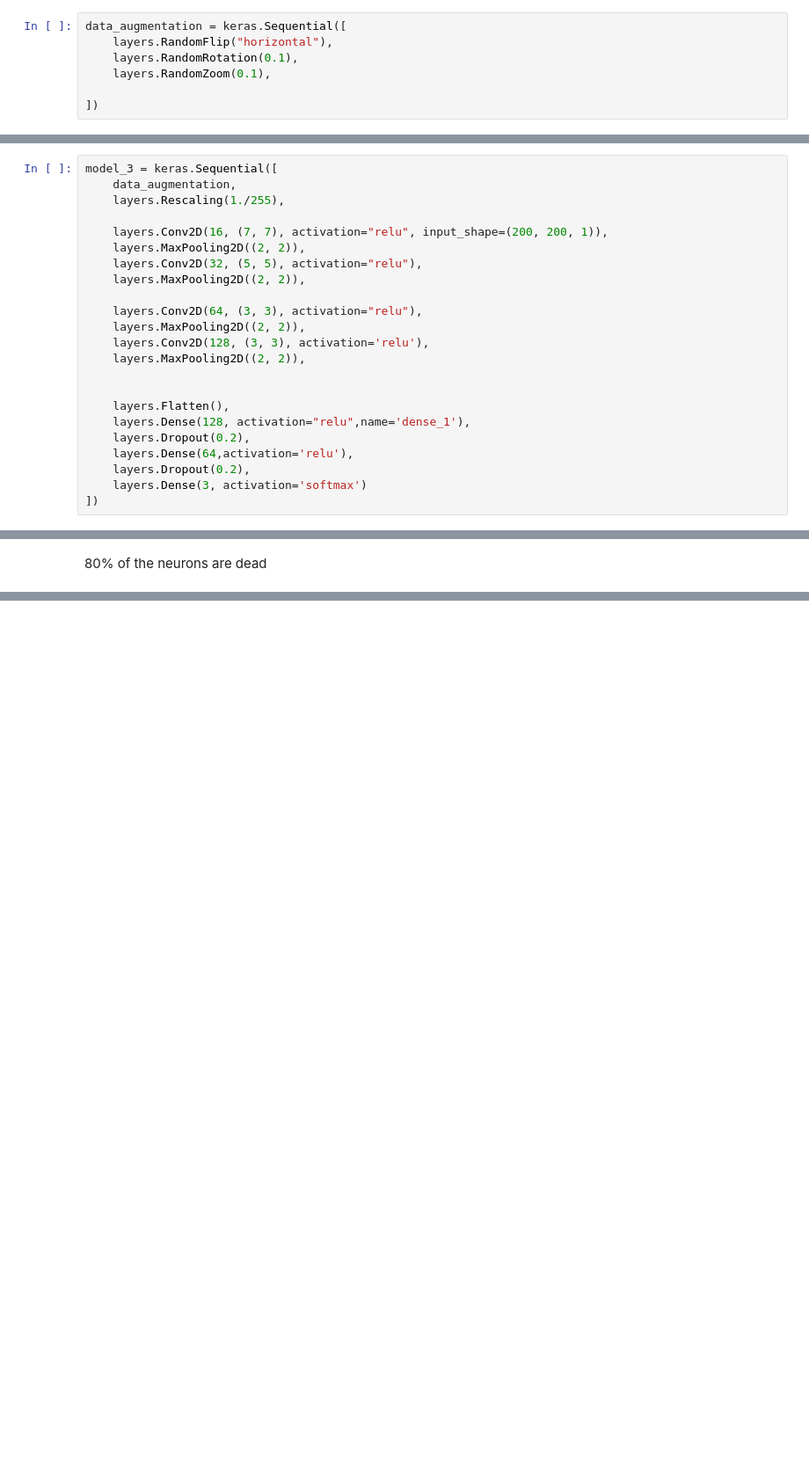
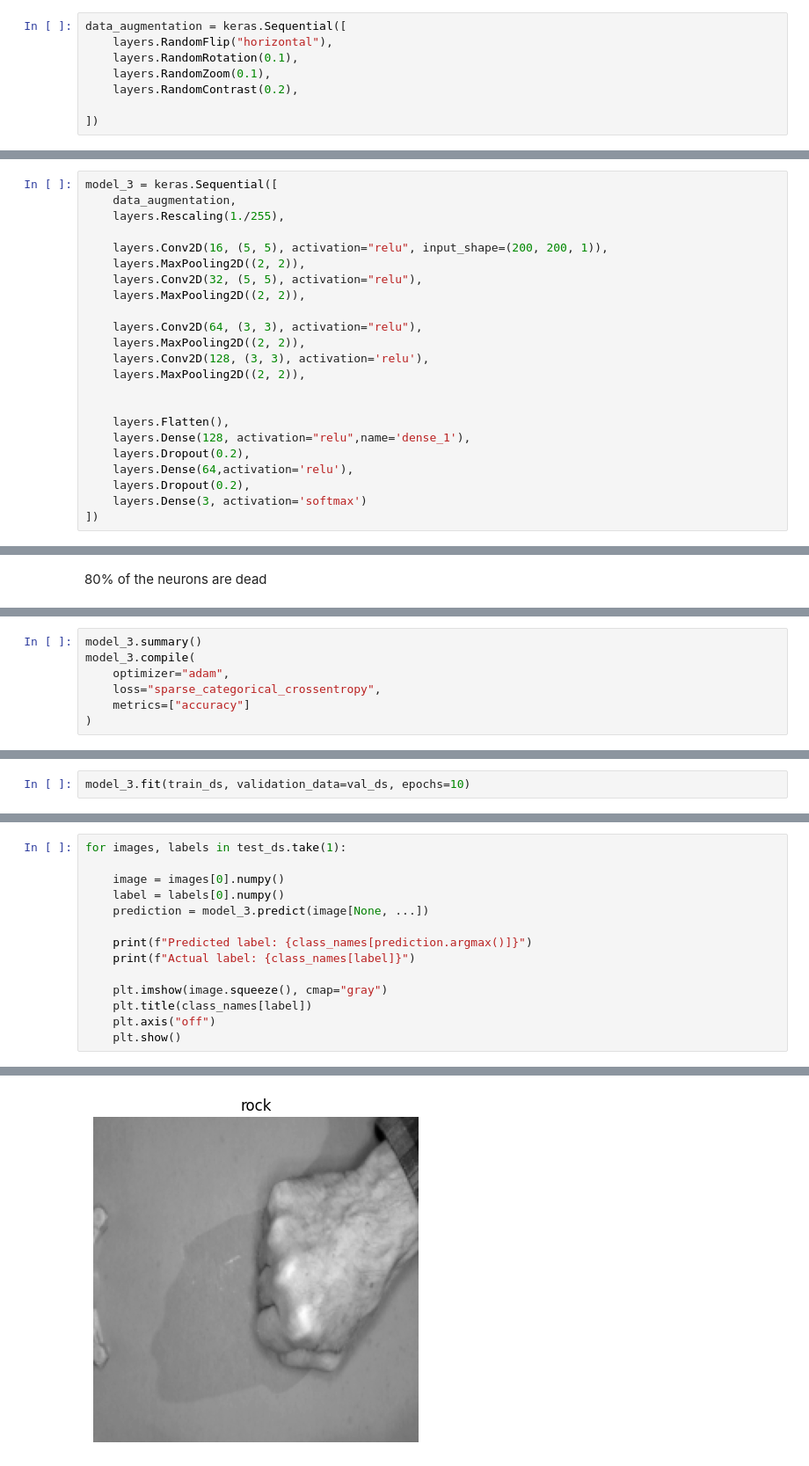
Before and after one commit to WildSheepChaser/StatML, a Jupyter notebook: main.ipynb, the cells around one changed output, grey strips where cells are left out. Shown at 88% size. Saved outputs shown, nothing was run; the diff lists cells and outputs as text; blank space fills up the shorter version.

```diff
--- a/main.ipynb
+++ b/main.ipynb
@@ -64,6 +64,7 @@ data_augmentation = keras.Sequential([
     layers.RandomFlip("horizontal"),
     layers.RandomRotation(0.1),
     layers.RandomZoom(0.1),
+    layers.RandomContrast(0.2),
 
 ])
 # %%
@@ -232,7 +232,7 @@ model_3 = keras.Sequential([
     data_augmentation,
     layers.Rescaling(1./255),
 
-    layers.Conv2D(16, (7, 7), activation="relu", input_shape=(200, 200, 1)),
+    layers.Conv2D(16, (5, 5), activation="relu", input_shape=(200, 200, 1)),
     layers.MaxPooling2D((2, 2)),
     layers.Conv2D(32, (5, 5), activation="relu"),
     layers.MaxPooling2D((2, 2)),
@@ -373,0 +375,7 @@ Fraction of zero activations: 0.8046875
+# %%
+model_3.summary()
+model_3.compile(
+    optimizer="adam",
+    loss="sparse_categorical_crossentropy",
+    metrics=["accuracy"]
+)
@@ -373,0 +404,2 @@ Fraction of zero activations: 0.8046875
+# %%
+model_3.fit(train_ds, validation_data=val_ds, epochs=10)
@@ -373,0 +428,15 @@ Fraction of zero activations: 0.8046875
+# %%
+for images, labels in test_ds.take(1):
+
+    image = images[0].numpy()
+    label = labels[0].numpy()
+    prediction = model_3.predict(image[None, ...])
+
+    print(f"Predicted label: {class_names[prediction.argmax()]}")
+    print(f"Actual label: {class_names[label]}")
+
+    plt.imshow(image.squeeze(), cmap="gray")
+    plt.title(class_names[label])
+    plt.axis("off")
+    plt.show()
+# %% [output]
@@ -373,0 +446 @@ Fraction of zero activations: 0.8046875
+[figure, added]
```
Also changed, not shown: parts of 15 cells of this notebook.
